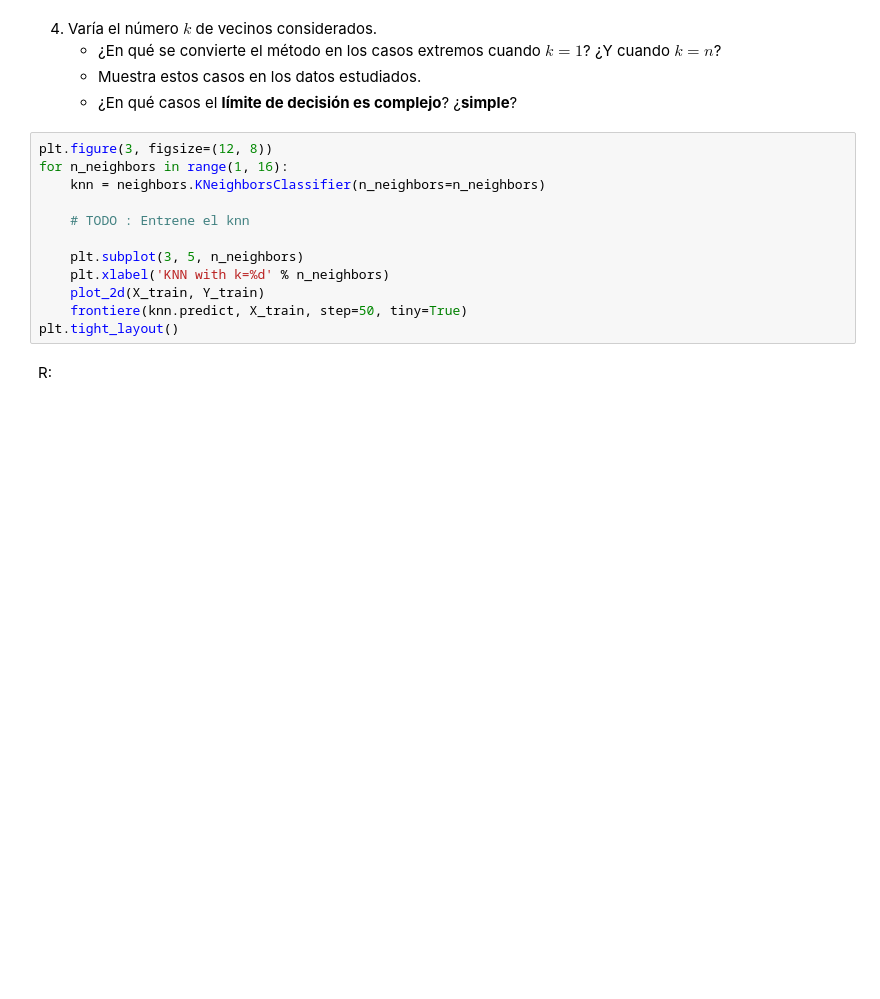
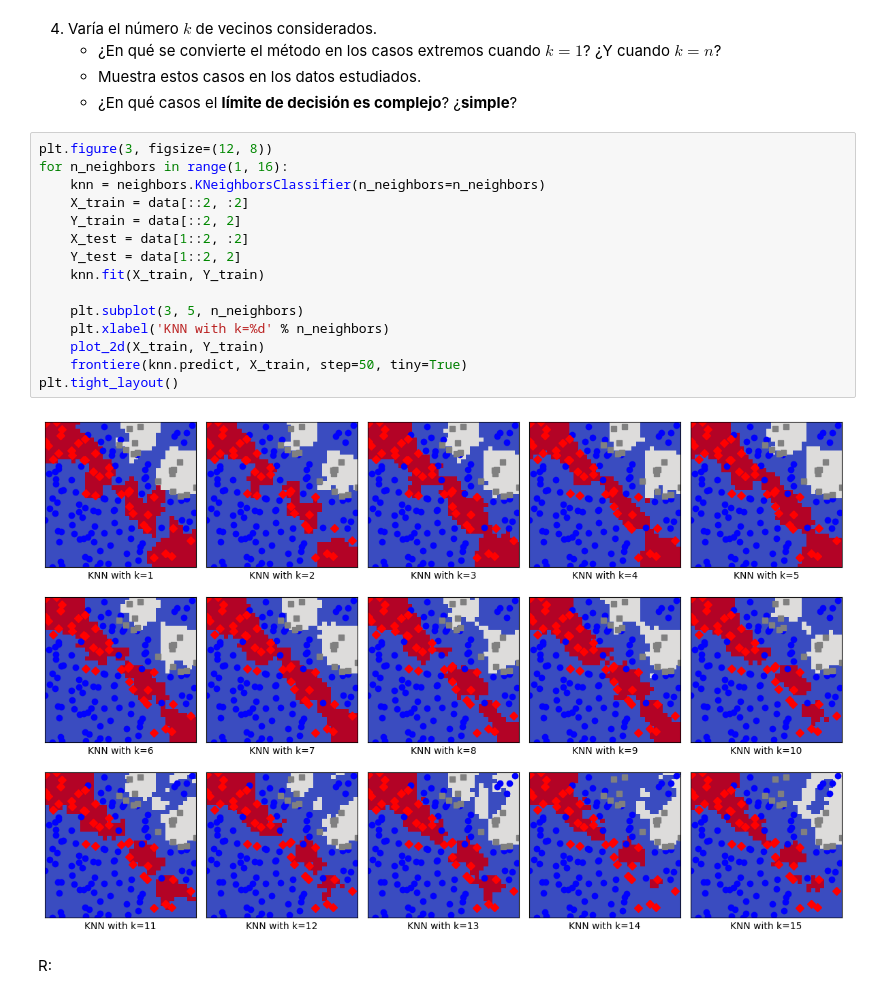
Before and after one commit to BenjaminIndo/Lab_4_CC5205, a Jupyter notebook: Lab_4.ipynb, the cells around one changed output. Saved outputs shown, nothing was run; the diff lists cells and outputs as text; blank space fills up the shorter version.

```diff
--- a/Lab_4.ipynb
+++ b/Lab_4.ipynb
@@ -215,15 +273,20 @@ for i, data in enumerate([data1, data2, data3, data4]):
 # %%
 plt.figure(3, figsize=(12, 8))
 for n_neighbors in range(1, 16):
     knn = neighbors.KNeighborsClassifier(n_neighbors=n_neighbors)
-
-    # TODO : Entrene el knn
+    X_train = data[::2, :2]
+    Y_train = data[::2, 2]
+    X_test = data[1::2, :2]
+    Y_test = data[1::2, 2]
+    knn.fit(X_train, Y_train)
 
     plt.subplot(3, 5, n_neighbors)
     plt.xlabel('KNN with k=%d' % n_neighbors)
     plot_2d(X_train, Y_train)
     frontiere(knn.predict, X_train, step=50, tiny=True)
 plt.tight_layout()
+# %% [output]
+[figure, added]
 # %% [markdown]
 R:
 # %% [markdown]
```
Also changed, not shown: parts of 24 cells of this notebook.
